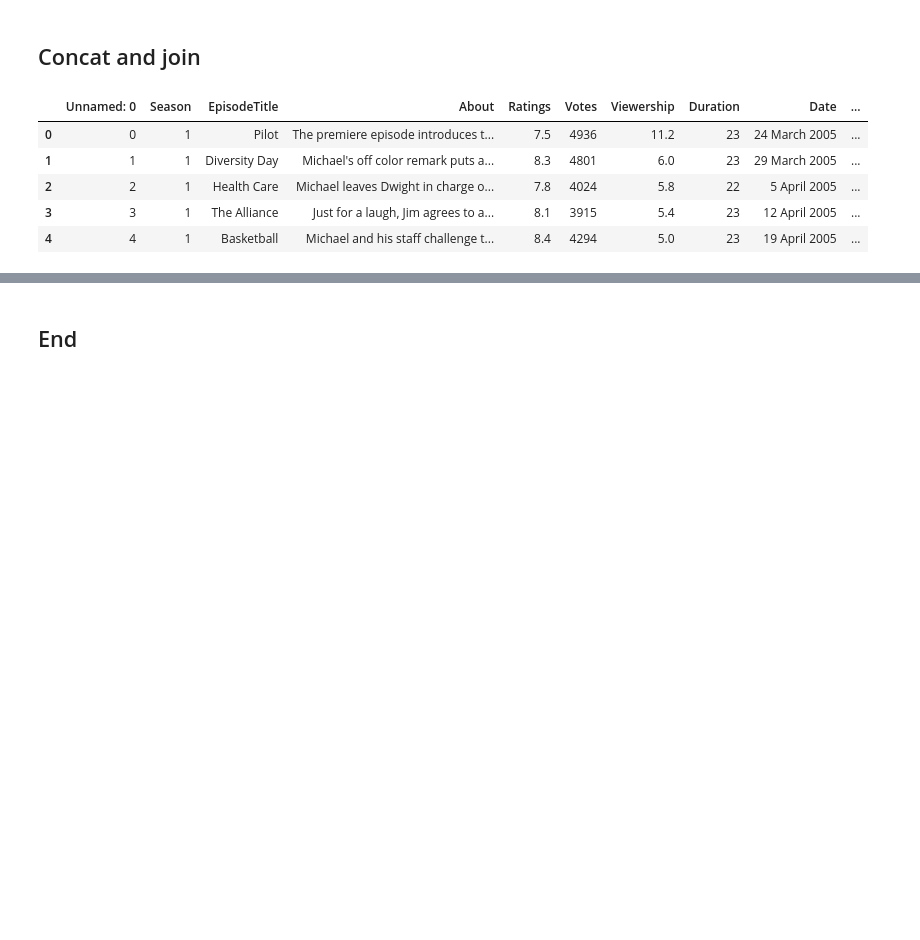
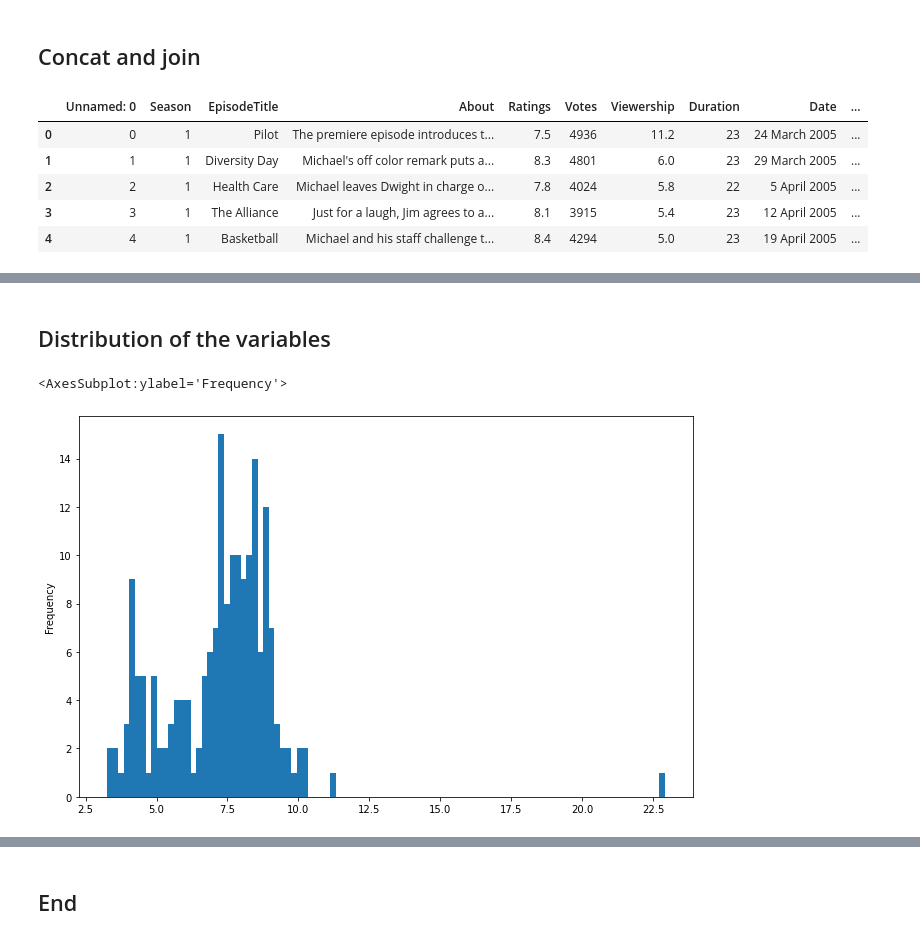
Before and after one commit to Anja585/ProgDAProject, a Jupyter notebook: simulation.ipynb, the cells around one changed output, grey strips where cells are left out. Cells and saved outputs as stored; diff of their text form; code cells hidden in the pictures; blank space fills up the shorter version.

Commit message:
distributions and relationships between variables

```diff
--- a/simulation.ipynb
+++ b/simulation.ipynb
@@ -103,0 +114,10 @@ office
+# %% [markdown]
+## Distribution of the variables
+# %%
+# plotting the viewership distribution
+fig, ax = plt.subplots(1, 1, figsize = (11,7))
+
+office['Viewership'].plot.hist(bins = 100)
+# %% [output]
+<AxesSubplot:ylabel='Frequency'>
+[figure, added]
```
Also changed, not shown: parts of 18 cells of this notebook.
